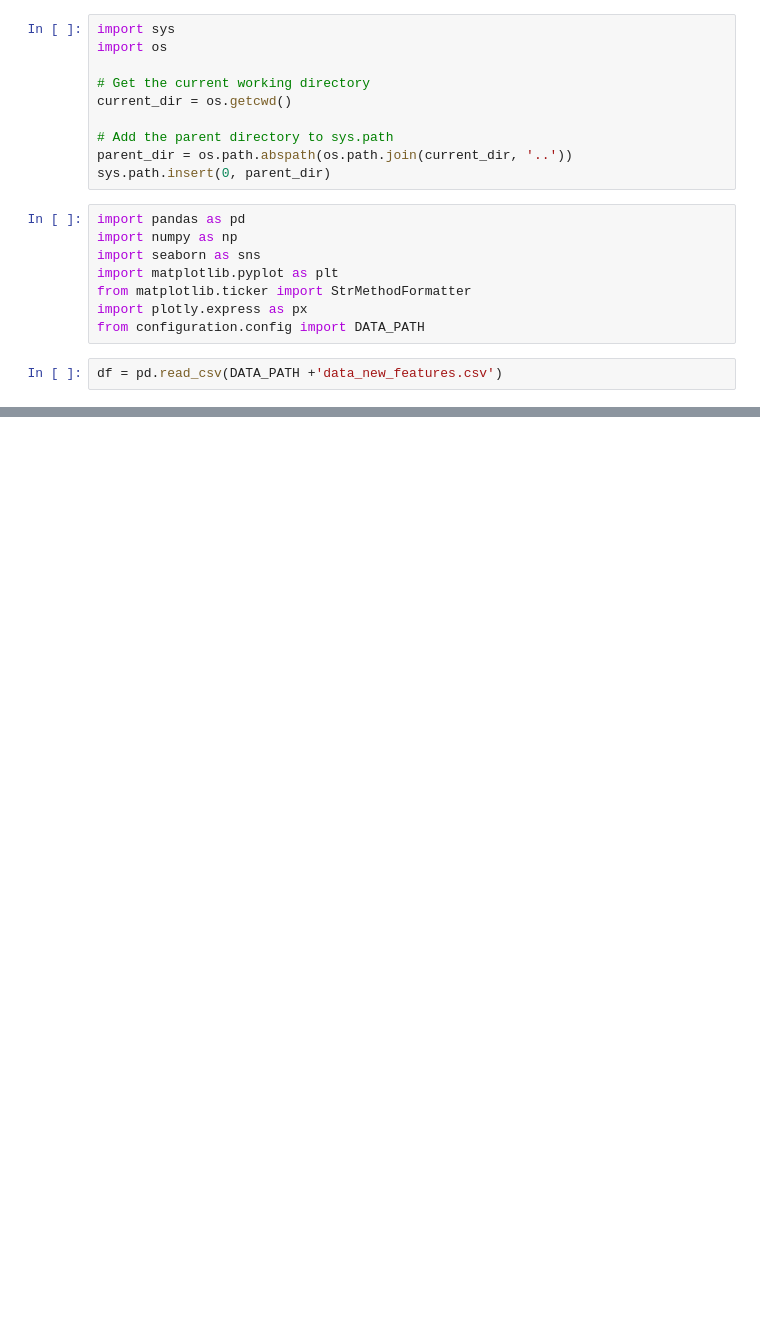
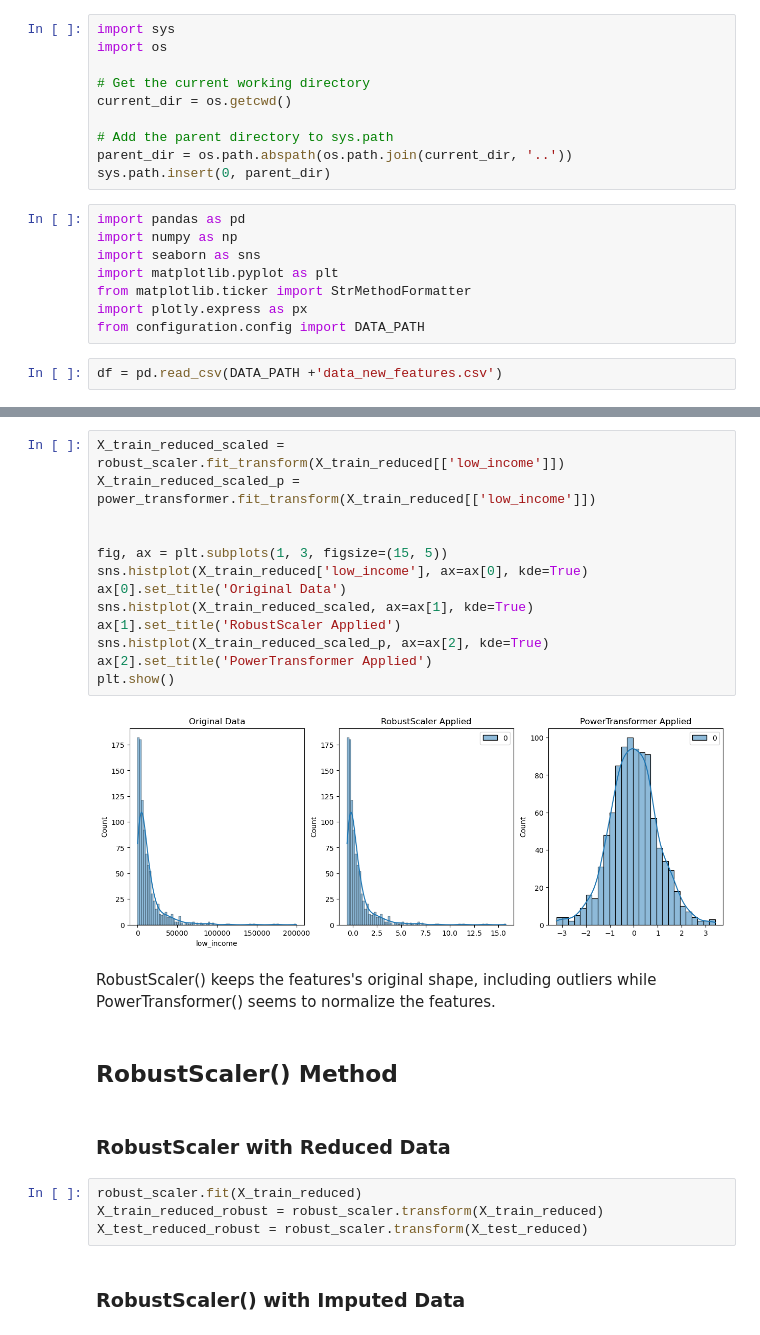
Before and after one commit to dezertdweller/capstone-project-fqhc-model, a Jupyter notebook: notebooks/pre-processing.ipynb, the cells around one changed output, grey strips where cells are left out. Cells and saved outputs as stored; diff of their text form; blank space fills up the shorter version.

```diff
--- a/notebooks/pre-processing.ipynb
+++ b/notebooks/pre-processing.ipynb
@@ -30,0 +253,27 @@ df.head()
+# %%
+X_train_reduced_scaled = robust_scaler.fit_transform(X_train_reduced[['low_income']])
+X_train_reduced_scaled_p = power_transformer.fit_transform(X_train_reduced[['low_income']])
+
+
+fig, ax = plt.subplots(1, 3, figsize=(15, 5))
+sns.histplot(X_train_reduced['low_income'], ax=ax[0], kde=True)
+ax[0].set_title('Original Data')
+sns.histplot(X_train_reduced_scaled, ax=ax[1], kde=True)
+ax[1].set_title('RobustScaler Applied')
+sns.histplot(X_train_reduced_scaled_p, ax=ax[2], kde=True)
+ax[2].set_title('PowerTransformer Applied')
+plt.show()
+# %% [output]
+[figure, added]
+# %% [markdown]
+RobustScaler() keeps the features's original shape, including outliers while PowerTransformer() seems to normalize the features.
+# %% [markdown]
+## RobustScaler() Method
+# %% [markdown]
+### RobustScaler with Reduced Data
+# %%
+robust_scaler.fit(X_train_reduced)
+X_train_reduced_robust = robust_scaler.transform(X_train_reduced)
+X_test_reduced_robust = robust_scaler.transform(X_test_reduced)
+# %% [markdown]
+### RobustScaler() with Imputed Data
```
Also changed, not shown: parts of 39 cells of this notebook.
